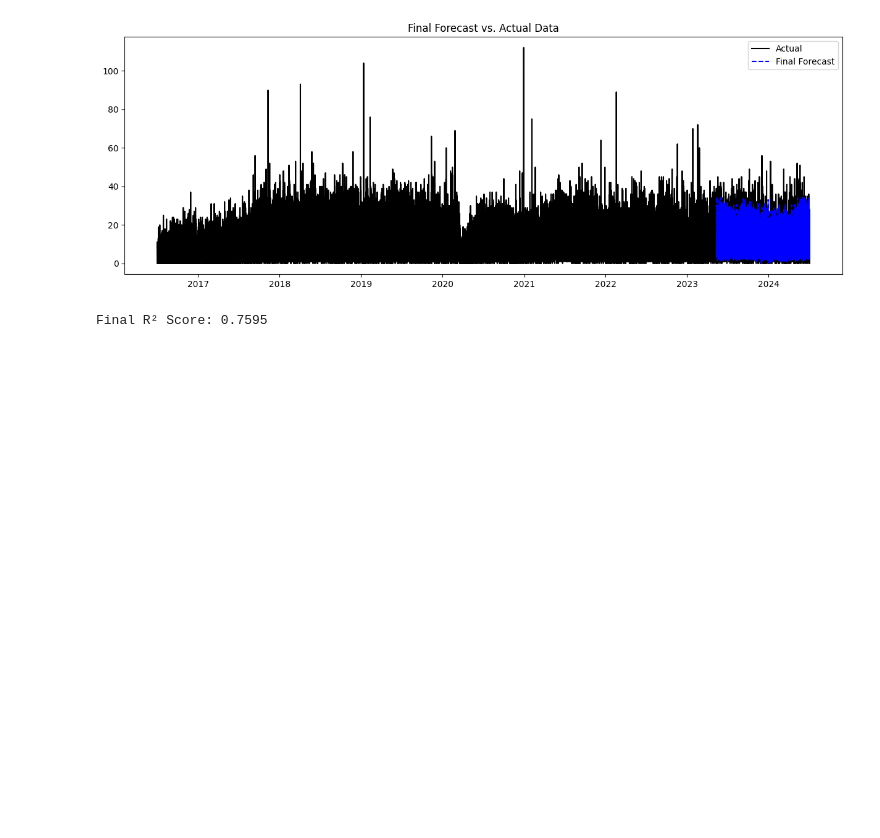
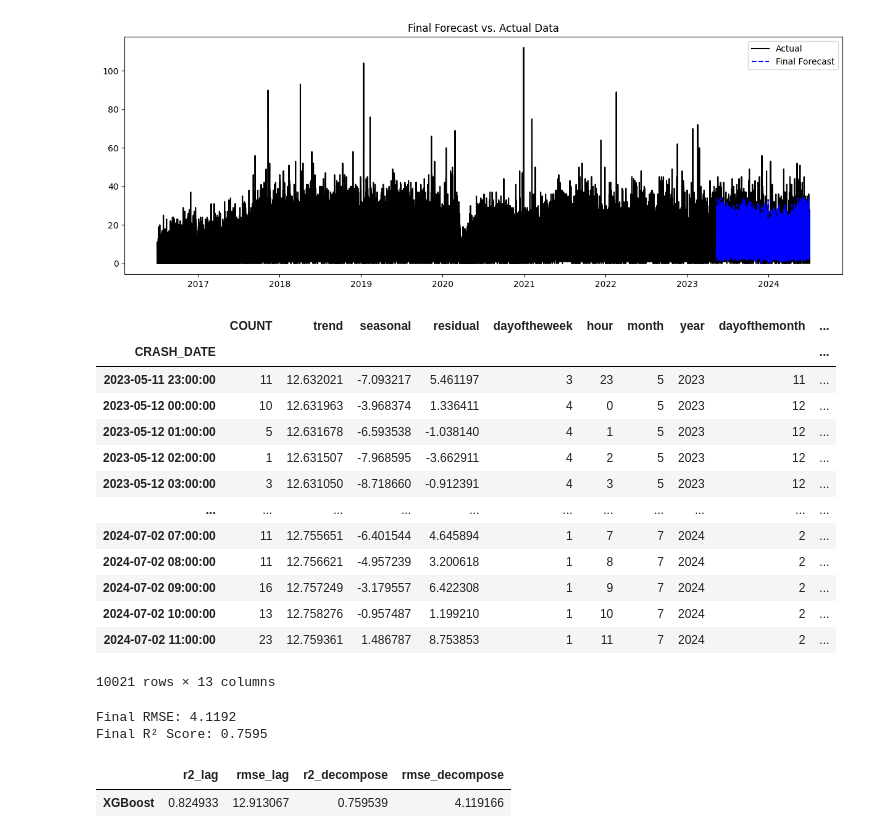
Before and after one commit to Giga1025/Optimal_Time_series_forecastings, a Jupyter notebook: Xgboost_lag_and_decompose.ipynb, the cells around one changed output. Saved outputs shown, nothing was run; the diff lists cells and outputs as text; code cells hidden in the pictures; blank space fills up the shorter version.

```diff
--- a/Xgboost_lag_and_decompose.ipynb
+++ b/Xgboost_lag_and_decompose.ipynb
@@ -371,12 +367,53 @@ plt.title("Final Forecast vs. Actual Data")
 plt.show()
 # %% [output]
 [figure]
+# %%
+dc
+# %% [output]
+|  | COUNT | trend | seasonal | residual | dayoftheweek | hour | month | year | dayofthemonth | ... |
+| CRASH_DATE |  |  |  |  |  |  |  |  |  | ... |
+| 2023-05-11 23:00:00 | 11 | 12.632021 | -7.093217 | 5.461197 | 3 | 23 | 5 | 2023 | 11 | ... |
+| 2023-05-12 00:00:00 | 10 | 12.631963 | -3.968374 | 1.336411 | 4 | 0 | 5 | 2023 | 12 | ... |
+| 2023-05-12 01:00:00 | 5 | 12.631678 | -6.593538 | -1.038140 | 4 | 1 | 5 | 2023 | 12 | ... |
+| 2023-05-12 02:00:00 | 1 | 12.631507 | -7.968595 | -3.662911 | 4 | 2 | 5 | 2023 | 12 | ... |
+| 2023-05-12 03:00:00 | 3 | 12.631050 | -8.718660 | -0.912391 | 4 | 3 | 5 | 2023 | 12 | ... |
+| ... | ... | ... | ... | ... | ... | ... | ... | ... | ... | ... |
+| 2024-07-02 07:00:00 | 11 | 12.755651 | -6.401544 | 4.645894 | 1 | 7 | 7 | 2024 | 2 | ... |
+| 2024-07-02 08:00:00 | 11 | 12.756621 | -4.957239 | 3.200618 | 1 | 8 | 7 | 2024 | 2 | ... |
+| 2024-07-02 09:00:00 | 16 | 12.757249 | -3.179557 | 6.422308 | 1 | 9 | 7 | 2024 | 2 | ... |
+| 2024-07-02 10:00:00 | 13 | 12.758276 | -0.957487 | 1.199210 | 1 | 10 | 7 | 2024 | 2 | ... |
+| 2024-07-02 11:00:00 | 23 | 12.759361 | 1.486787 | 8.753853 | 1 | 11 | 7 | 2024 | 2 | ... |
+10021 rows × 13 columns
 # %%
 from sklearn.metrics import r2_score
 dc = df.loc[df['final_forecast'].notnull()]
 
 # Compute R² score between actual COUNT and final forecast
-r2 = r2_score(dc["COUNT"].dropna(), dc["final_forecast"].dropna())
-print(f"Final R² Score: {r2:.4f}")
+r2_dc = r2_score(dc["COUNT"].dropna(), dc["final_forecast"].dropna())
+rmse_dc = np.sqrt(mean_squared_error(dc["COUNT"].dropna(), dc["final_forecast"].dropna()))
+print(f"Final RMSE: {rmse_dc:.4f}")
+print(f"Final R² Score: {r2_dc:.4f}")
 # %% [output]
+Final RMSE: 4.1192
 Final R² Score: 0.7595
+# %%
+import pandas as pd
+from IPython.core.display import display
+
+# Create DataFrame
+Metrics = pd.DataFrame(columns=['r2_lag', 'rmse_lag', 'r2_decompose', 'rmse_decompose'])
+Metrics.loc['XGBoost'] = [r2_score_lag, mse_lag, r2_dc, rmse_dc]
+
+# Styling for Background, Text Colors, and Borders
+styled_metrics = Metrics.style.set_table_styles([
+    {'selector': 'thead th', 'props': [('background-color', 'white'), ('color', 'black'), ('border', '2px solid black')]},  # Column Headers
+    {'selector': 'tbody td', 'props': [('background-color', 'white'), ('color', 'black'), ('border', '1px solid black')]},  # Table Body with Borders
+    {'selector': 'tbody tr th', 'props': [('background-color', 'white'), ('color', 'black'), ('border', '2px solid black')]},  # Index Column with Borders
+    {'selector': 'table', 'props': [('border-collapse', 'collapse'), ('border', '2px solid black')]}  # Ensures borders don't overlap
+])
+
+# Display Styled Table
+display(styled_metrics)
+# %% [output]
+|  | r2_lag | rmse_lag | r2_decompose | rmse_decompose |
+| XGBoost | 0.824933 | 12.913067 | 0.759539 | 4.119166 |
```
Also changed, not shown: parts of 5 cells of this notebook.
